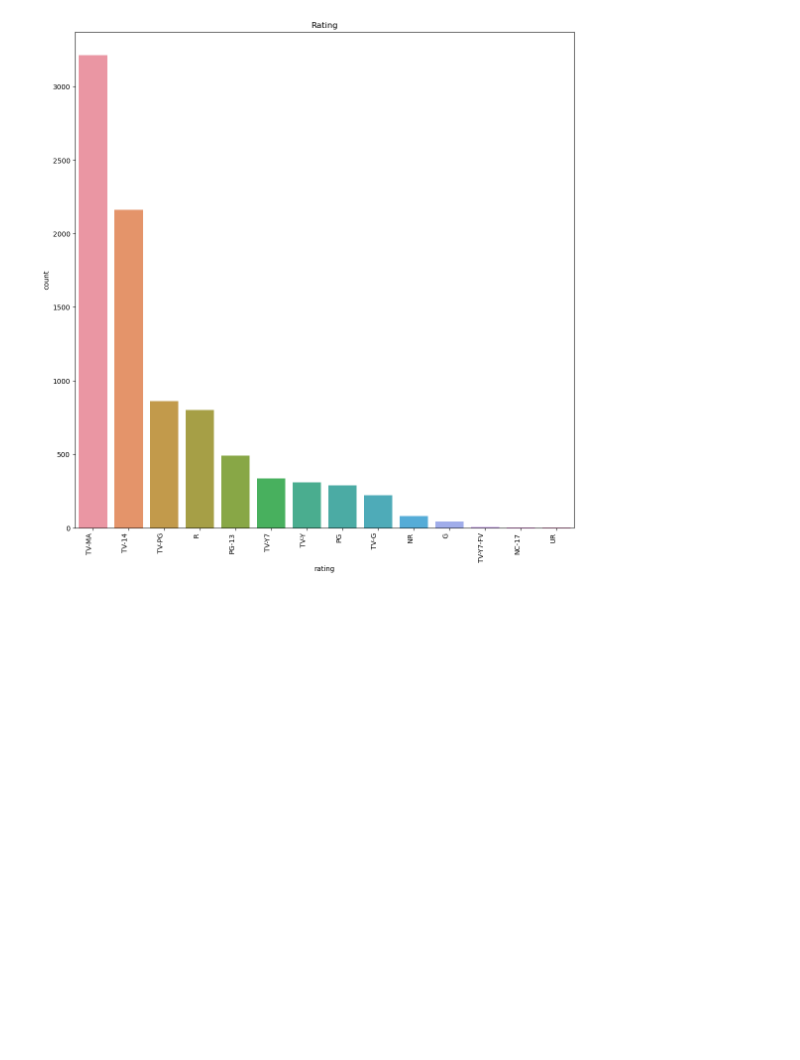
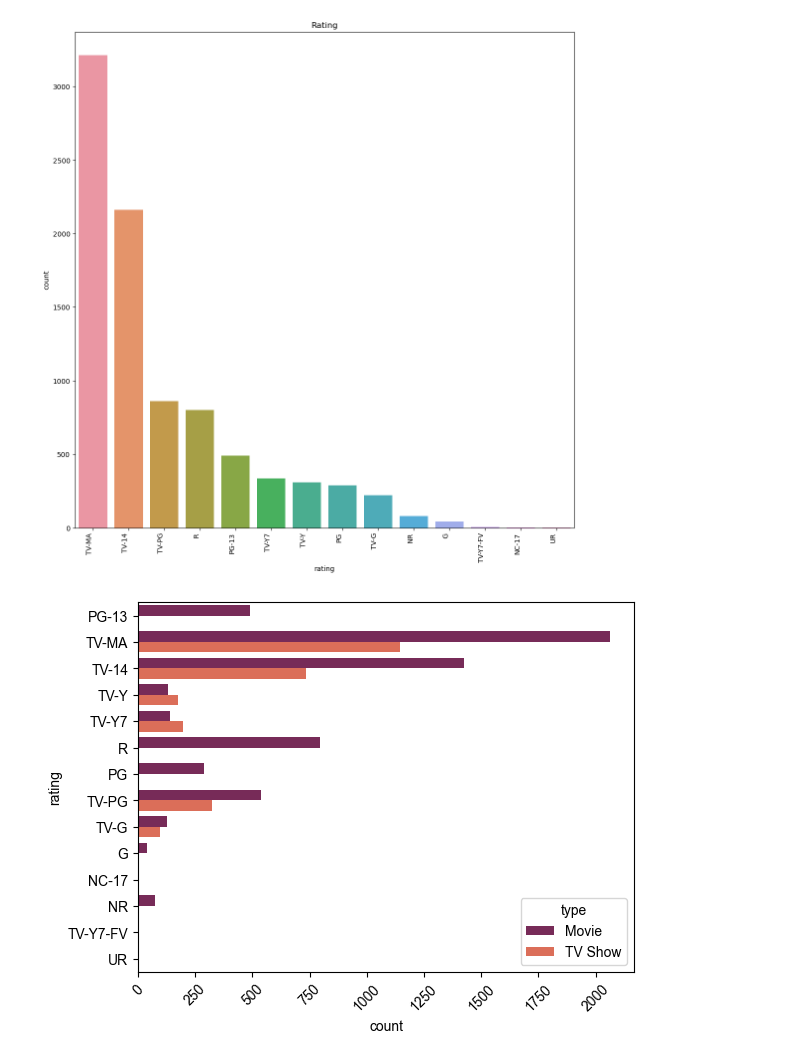
Before and after one commit to lewah/mangosplit, a Jupyter notebook: Netflix_project/visualisation_netflix_data.ipynb, the cells around one changed output. Cells and saved outputs as stored; diff of their text form; code cells hidden in the pictures; blank space fills up the shorter version.

Commit message:
data visualisation

```diff
--- a/Netflix_project/visualisation_netflix_data.ipynb
+++ b/Netflix_project/visualisation_netflix_data.ipynb
@@ -200,3 +203,10 @@ plt.xticks(rotation=90, ha="right")
 plt.show()
 # %% [output]
 [figure]
+# %%
+df2 = netflix_df[['type', 'rating']]
+sns.countplot(y = 'rating', hue = 'type', data=df2, palette = "rocket")
+sns.set_style("whitegrid")
+plt.xticks(rotation=45);
+# %% [output]
+[figure, added]
```
Also changed, not shown: parts of 2 cells of this notebook.
